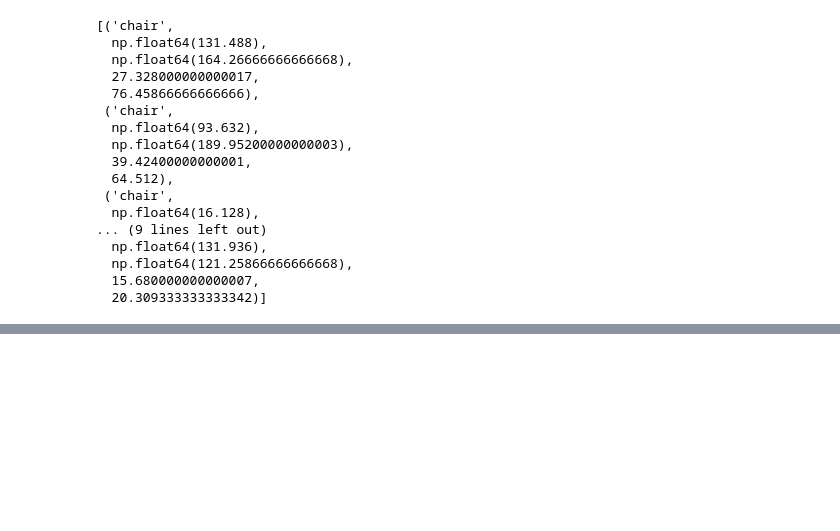
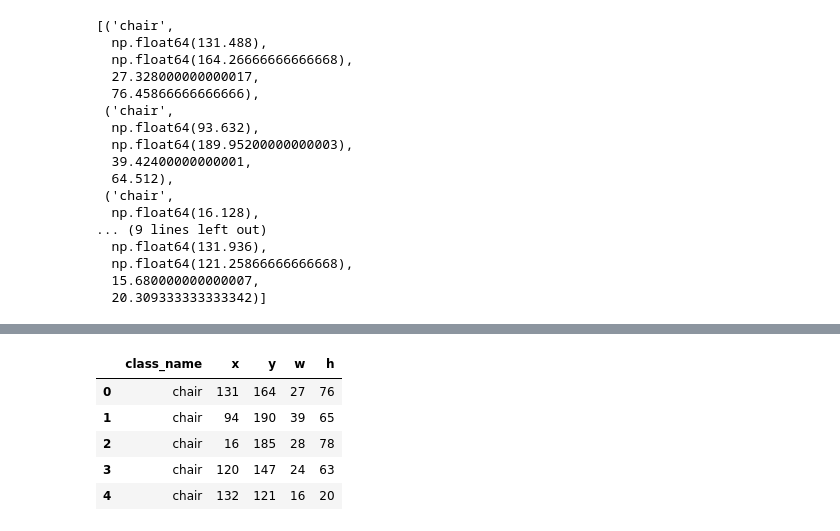
Before and after one commit to Nikhil-Spatial/DetectorV1, a Jupyter notebook: notebooks/02_cleaner_data_exploration.ipynb, the cells around one changed output, grey strips where cells are left out. Drawn from its saved outputs; the diff is of its cells as text; code cells hidden in the pictures; blank space fills up the shorter version.

```diff
--- a/notebooks/02_cleaner_data_exploration.ipynb
+++ b/notebooks/02_cleaner_data_exploration.ipynb
@@ -85,0 +113,2 @@ objects
+# %%
+groups = df.groupby("filename")
@@ -85,0 +136,3 @@ objects
+# %%
+filenames = list(df["filename"].unique())
+filenames
@@ -85,0 +157,10 @@ objects
+# %%
+group = groups.get_group(filenames[0]).drop(columns=["filename"])
+group
+# %% [output]
+|  | class_name | x | y | w | h |
+| 0 | chair | 131 | 164 | 27 | 76 |
+| 1 | chair | 94 | 190 | 39 | 65 |
+| 2 | chair | 16 | 185 | 28 | 78 |
+| 3 | chair | 120 | 147 | 24 | 63 |
+| 4 | chair | 132 | 121 | 16 | 20 |
```
Also changed, not shown: parts of 10 cells of this notebook, 3 other files.
